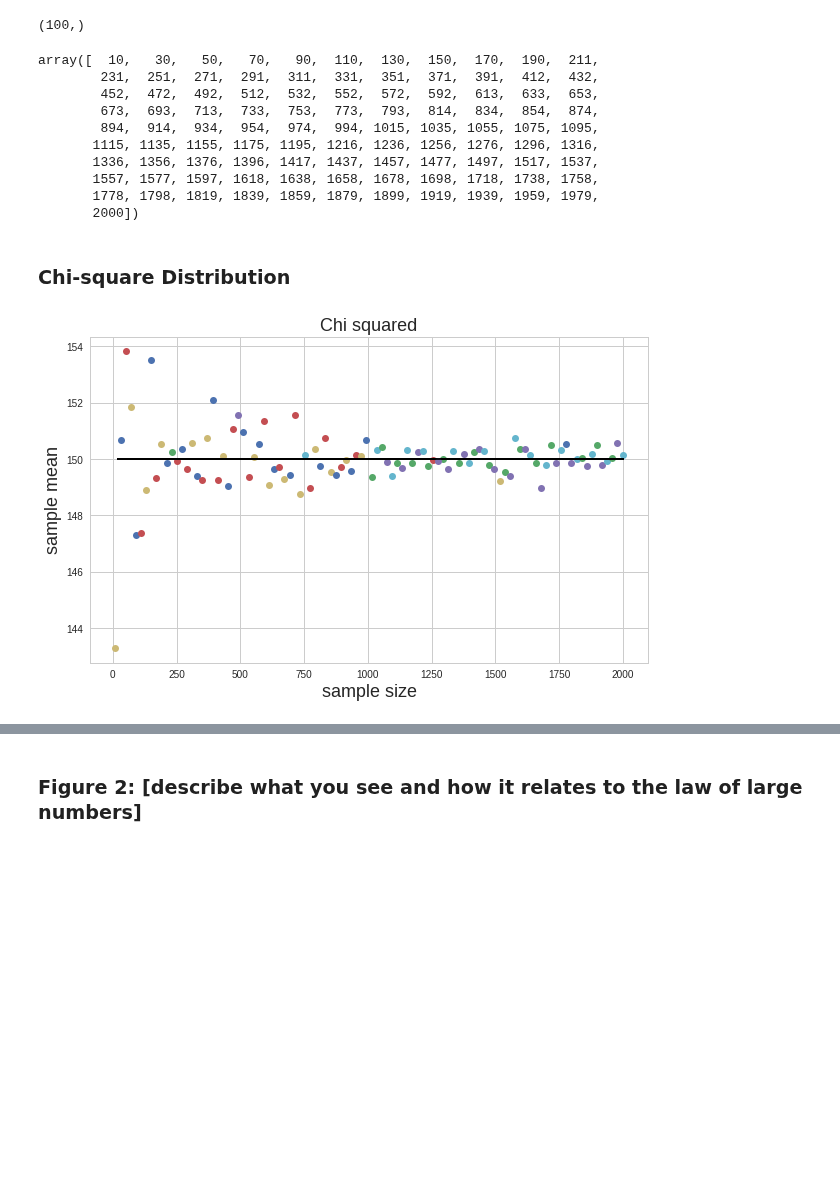
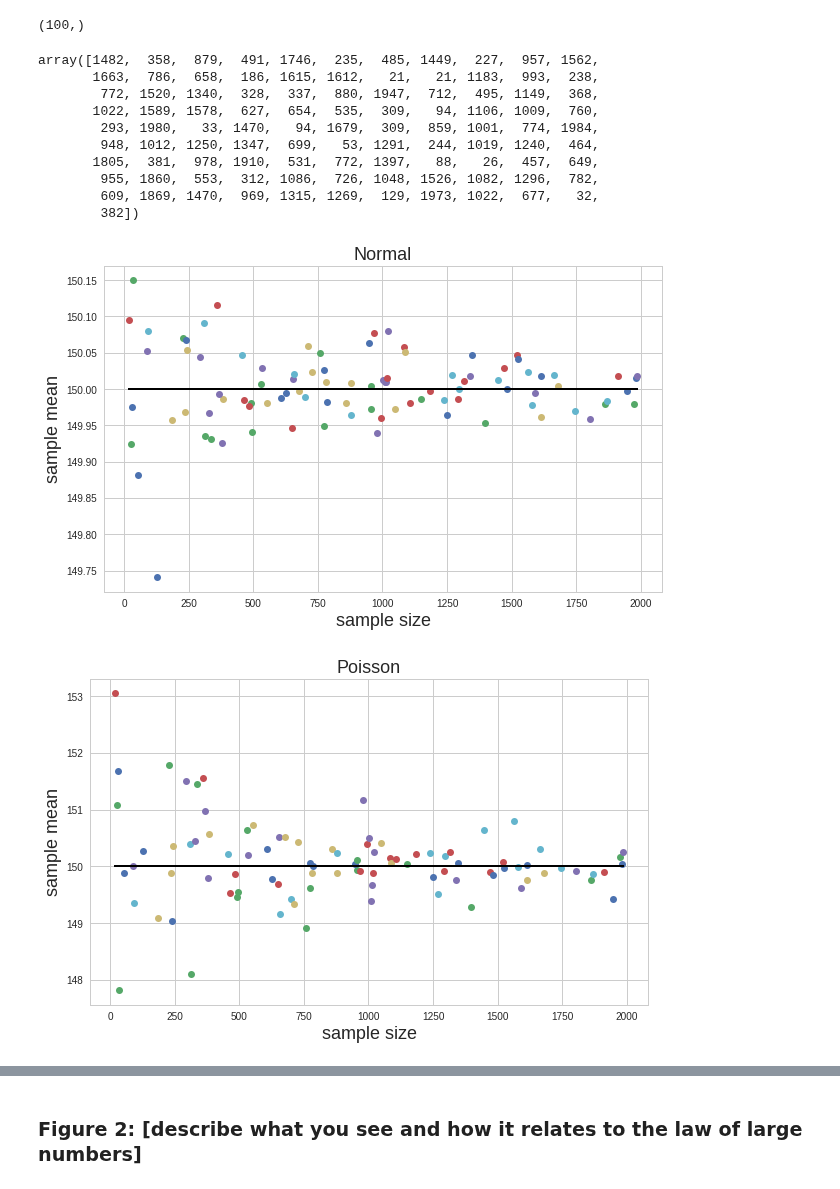
Before and after one commit to qiuyliu/PUI2017_uc288, a Jupyter notebook: HW3_uc288/Assignment1.ipynb, the cells around one changed output, grey strips where cells are left out. Saved outputs shown, nothing was run; the diff lists cells and outputs as text; code cells hidden in the pictures; blank space fills up the shorter version.

```diff
--- a/HW3_uc288/Assignment1.ipynb
+++ b/HW3_uc288/Assignment1.ipynb
@@ -28,3 +25,5 @@ distributions = ['norm', 'pois', 'binomial', 'chisq', 'exp']
+# %%
+distributions = ['Normal', 'Poisson', 'Binomial', 'Chi-square', 'Laplace']
 # %% [markdown]
 ## and which mean to give it
 # %%
@@ -36,44 +33,50 @@ df = mean
 # %%
 # Empty dictionary for all distributions
 dist = {}
+# %%
+for x in distributions:
+    dist[x] = {}
+    dist[x]['means'] = {}
 # %%
-sizes = np.linspace(10, 2000, 100).astype(int)
+sizes = np.random.randint(10, 2000, 100)
 sizes.shape
 # %% [output]
 (100,)
 # %%
 sizes
 # %% [output]
-array([  10,   30,   50,   70,   90,  110,  130,  150,  170,  190,  211,
-        231,  251,  271,  291,  311,  331,  351,  371,  391,  412,  432,
-        452,  472,  492,  512,  532,  552,  572,  592,  613,  633,  653,
-        673,  693,  713,  733,  753,  773,  793,  814,  834,  854,  874,
-        894,  914,  934,  954,  974,  994, 1015, 1035, 1055, 1075, 1095,
-       1115, 1135, 1155, 1175, 1195, 1216, 1236, 1256, 1276, 1296, 1316,
-       1336, 1356, 1376, 1396, 1417, 1437, 1457, 1477, 1497, 1517, 1537,
-       1557, 1577, 1597, 1618, 1638, 1658, 1678, 1698, 1718, 1738, 1758,
-       1778, 1798, 1819, 1839, 1859, 1879, 1899, 1919, 1939, 1959, 1979,
-       2000])
+array([1482,  358,  879,  491, 1746,  235,  485, 1449,  227,  957, 1562,
+       1663,  786,  658,  186, 1615, 1612,   21,   21, 1183,  993,  238,
+        772, 1520, 1340,  328,  337,  880, 1947,  712,  495, 1149,  368,
+       1022, 1589, 1578,  627,  654,  535,  309,   94, 1106, 1009,  760,
+        293, 1980,   33, 1470,   94, 1679,  309,  859, 1001,  774, 1984,
+        948, 1012, 1250, 1347,  699,   53, 1291,  244, 1019, 1240,  464,
+       1805,  381,  978, 1910,  531,  772, 1397,   88,   26,  457,  649,
+        955, 1860,  553,  312, 1086,  726, 1048, 1526, 1082, 1296,  782,
+        609, 1869, 1470,  969, 1315, 1269,  129, 1973, 1022,  677,   32,
+        382])
-# %% [markdown]
-### Chi-square Distribution
+# %%
+p = 0.35
+
+for n in sizes:
+    dist['Normal'][n] = np.random.normal(mean, size=n)
+    dist['Poisson'][n] = np.random.poisson(mean, size=n)
+    dist['Binomial'][n] = np.random.binomial(mean/p, p, size=n)
+    dist['Chi-square'][n] = np.random.chisquare(mean, size=n)
+    dist['Laplace'][n] = np.random.laplace(mean, size=n)
 # %%
-dist['chisq'] = {}
+ax = {}
 
-for n in sizes:
-    dist['chisq'][n] = np.random.chisquare(df, size = n)
-
-# save the means for plotting later
-dist['chisq']['means'] = {}
-axchisq_mu_n = pl.figure(figsize=(10,6)).add_subplot(111)
-
-for nn in dist['chisq']:
-    if not type(nn) == str:
-        dist['chisq']['means'][nn] = dist['chisq'][nn].mean()
-        #and plot it
-        axchisq_mu_n.plot(nn, dist['chisq']['means'][nn], 'o')
-        axchisq_mu_n.set_xlabel('sample size', fontsize=18)
-        axchisq_mu_n.set_ylabel('sample mean', fontsize=18)
-        axchisq_mu_n.set_title('Chi squared', fontsize=18)
-        axchisq_mu_n.plot([min(mysize), max(mysize)], [df, df], 'k')
+for x in distributions:
+    ax[x] = pl.figure(figsize=(10,6)).add_subplot(111)
+    for nn in dist[x]:
+        if not type(nn) == str:
+            dist[x]['means'][nn] = dist[x][nn].mean()
+            ax[x].plot(nn, dist[x]['means'][nn], 'o')
+            ax[x].set_xlabel('sample size', fontsize=18)
+            ax[x].set_ylabel('sample mean', fontsize=18)
+            ax[x].set_title(x, fontsize=18)
+            ax[x].plot([min(sizes), max(sizes)], [mean, mean], 'k')
 # %% [output]
-[figure, old version]
+[figure, new version]
+[figure, added]
```
Also changed, not shown: parts of 15 cells of this notebook.
